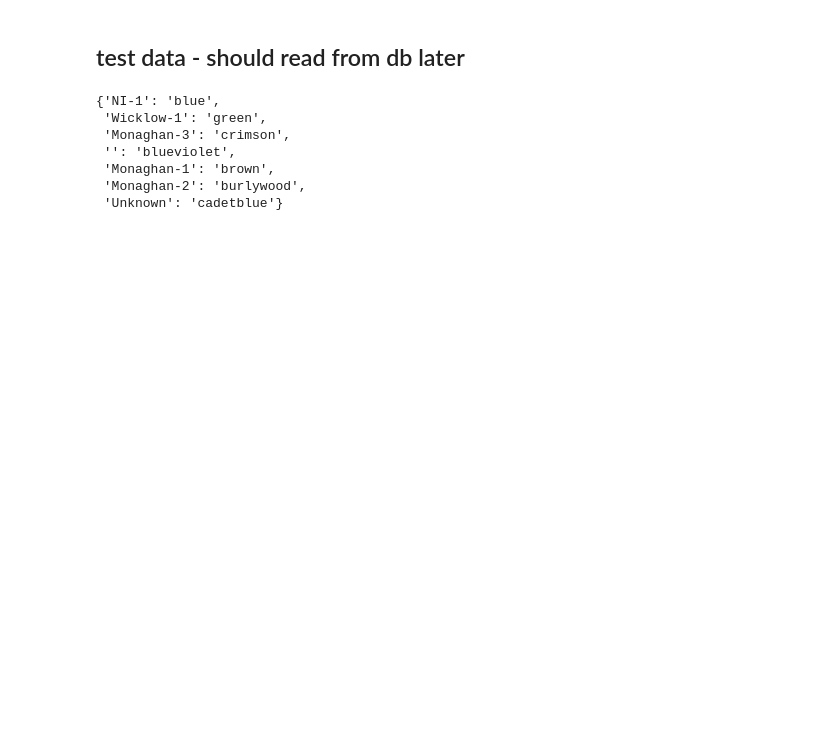
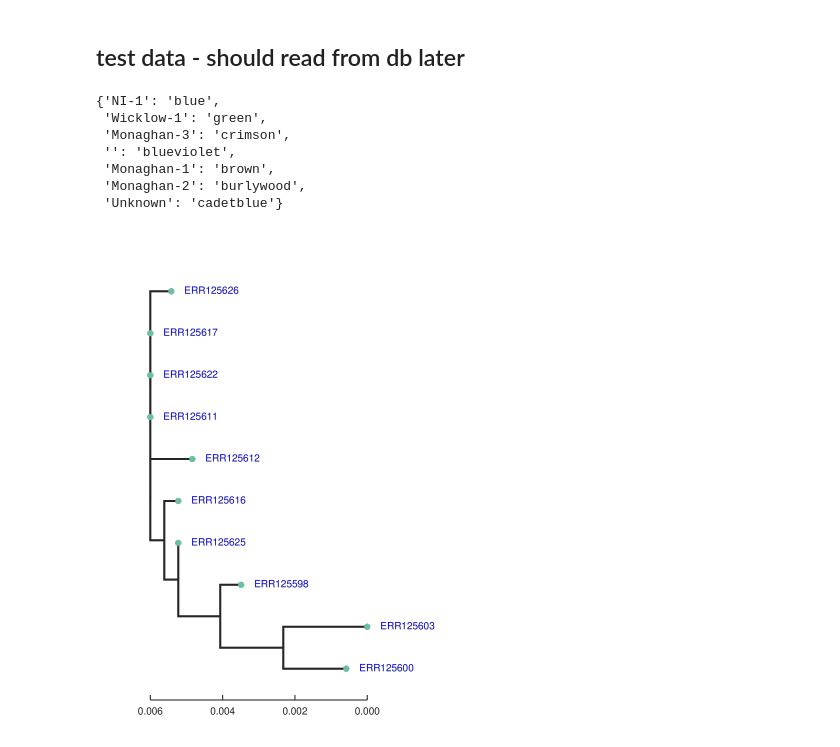
Before and after one commit to dmnfarrell/tracebtb, a Jupyter notebook: test.ipynb, the cells around one changed output. Saved outputs shown, nothing was run; the diff lists cells and outputs as text; code cells hidden in the pictures; blank space fills up the shorter version.

```diff
--- a/test.ipynb
+++ b/test.ipynb
@@ -178,34 +178,37 @@ def get_tree(df):
     tre = snp_typing.tree_from_snps(snpmat.T)
     return tre
 
-def draw_tree(tre, df, colorby=None, layout='r', font_size=10, root=None):
+def draw_tree(tre, df, colorby=None, layout='r', font_size=10, root=None, **kwargs):
     """draw the tree with given options"""
 
     if root not in ['',None]:
         tre = tre.root(root)
     tipnames = tre.get_tip_labels()
     node_colors = None
     node_sizes = None
     if colorby not in ['',None]:
         mapping = dict(zip(df.name,df[colorby]))
         colormap =  cmaps[colorby]
         tip_colors = [colormap[mapping[i]] if (i in mapping and i!='') else 'gray' for i in tipnames]
+        node_sizes=[0 if i else 6 for i in tre.get_node_values(None, 1, 0)]
         if len(tipnames)>40:
-            node_sizes=[0 if i else 6 for i in tre.get_node_values(None, 1, 0)]
+
             node_colors = [colormap[mapping[n]] if n in mapping else 'gray' for n in tre.get_node_values('name', True, True)]
             tipnames = ['' for i in tipnames]
     else:
         tip_colors = None
     tip_labels_style={
             "font-size": "%spx" %font_size,
             "-toyplot-anchor-shift": "13px",
         }
     #render to html
     canvas, axes, mark = tre.draw(tip_labels=tipnames, tip_labels_colors=tip_colors,tip_labels_style=tip_labels_style,
-                                  layout=layout,node_colors=node_colors,node_sizes=node_sizes,
-                                  scalebar=True, width=400, height=500);
+                                  layout=layout,node_colors=node_colors,node_sizes=node_sizes,node_hover=True,
+                                  scalebar=True, width=400, height=500, **kwargs);
     toyplot.html.render(canvas, "tree.html");
     return canvas
 
 tre = get_tree(df[:10])
 draw_tree(tre,df,'clade')
+# %% [output]
+[figure, added]
```
Also changed, not shown: parts of 5 cells of this notebook, 1 other file.
